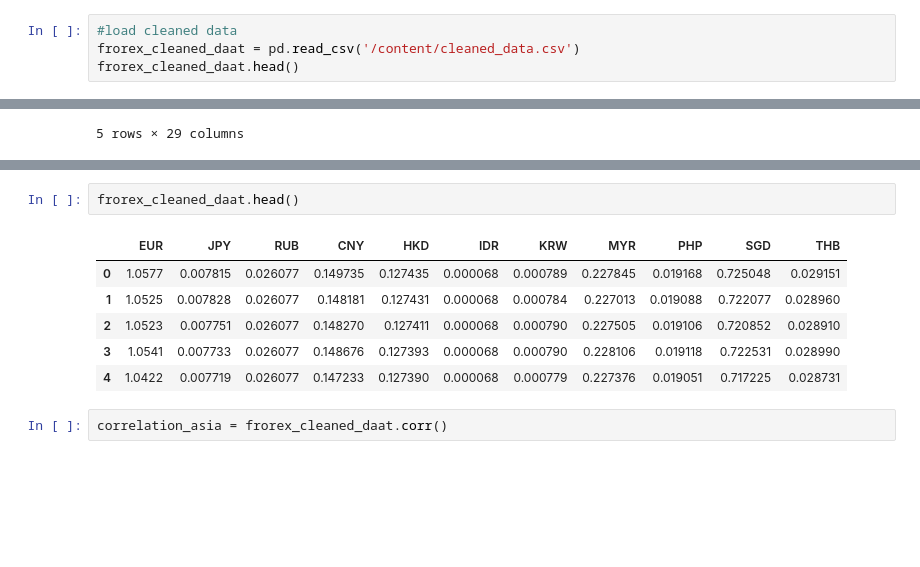
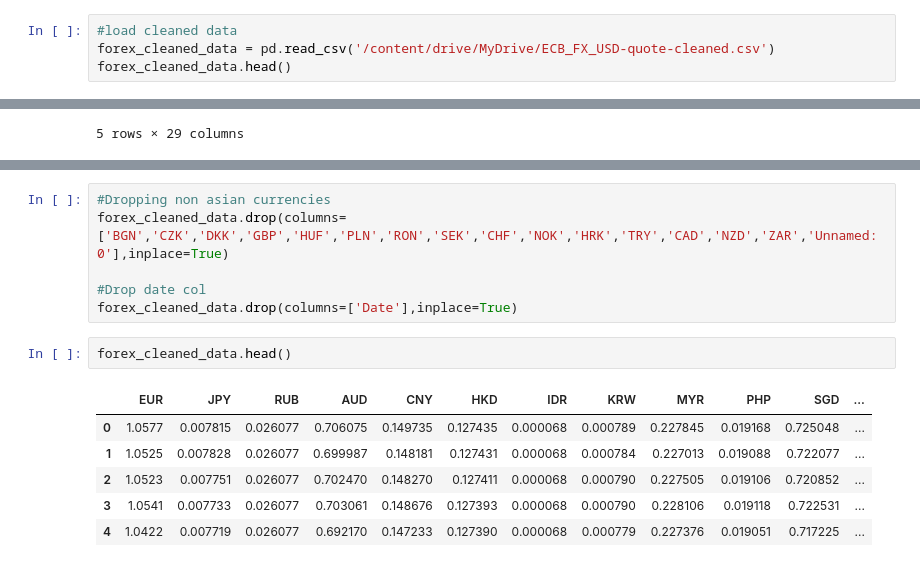
Before and after one commit to TharinduBalasooriya/ML_Assignment2_IT19122656_IT18408584_IT19193632_IT19170008, a Jupyter notebook: EURO_FOREX_RATE_PREDICTION.ipynb, the cells around one changed output, grey strips where cells are left out. Saved outputs shown, nothing was run; the diff lists cells and outputs as text; blank space fills up the shorter version.

```diff
--- a/EURO_FOREX_RATE_PREDICTION.ipynb
+++ b/EURO_FOREX_RATE_PREDICTION.ipynb
@@ -253,7 +256,7 @@ forex_data['BGN'] = forex_data['BGN'].fillna(forex_data['BGN'].mean())
 # %%
 #load cleaned data
-frorex_cleaned_daat = pd.read_csv('/content/cleaned_data.csv')
-frorex_cleaned_daat.head()
+forex_cleaned_data = pd.read_csv('/content/drive/MyDrive/ECB_FX_USD-quote-cleaned.csv')
+forex_cleaned_data.head()
 # %% [output]
 |  | Unnamed: 0 | Date | EUR | JPY | BGN | CZK | DKK | GBP | HUF | PLN | ... | ... |
 | 0 | 1 | 2022-05-20 | 1.0577 | 0.007815 | 0.540802 | 0.042874 | 0.142118 | 1.246994 | 0.002762 | 0.228125 | ... | ... |
@@ -303,11 +268,15 @@ frorex_cleaned_daat.drop(columns=['Date'],inplace=True)
+# %%
+#Dropping non asian currencies
+forex_cleaned_data.drop(columns=['BGN','CZK','DKK','GBP','HUF','PLN','RON','SEK','CHF','NOK','HRK','TRY','CAD','NZD','ZAR','Unnamed: 0'],inplace=True)
+
+#Drop date col
+forex_cleaned_data.drop(columns=['Date'],inplace=True)
 # %%
-frorex_cleaned_daat.head()
+forex_cleaned_data.head()
 # %% [output]
-|  | EUR | JPY | RUB | CNY | HKD | IDR | KRW | MYR | PHP | SGD | THB |
-| 0 | 1.0577 | 0.007815 | 0.026077 | 0.149735 | 0.127435 | 0.000068 | 0.000789 | 0.227845 | 0.019168 | 0.725048 | 0.029151 |
-| 1 | 1.0525 | 0.007828 | 0.026077 | 0.148181 | 0.127431 | 0.000068 | 0.000784 | 0.227013 | 0.019088 | 0.722077 | 0.028960 |
-| 2 | 1.0523 | 0.007751 | 0.026077 | 0.148270 | 0.127411 | 0.000068 | 0.000790 | 0.227505 | 0.019106 | 0.720852 | 0.028910 |
-| 3 | 1.0541 | 0.007733 | 0.026077 | 0.148676 | 0.127393 | 0.000068 | 0.000790 | 0.228106 | 0.019118 | 0.722531 | 0.028990 |
-| 4 | 1.0422 | 0.007719 | 0.026077 | 0.147233 | 0.127390 | 0.000068 | 0.000779 | 0.227376 | 0.019051 | 0.717225 | 0.028731 |
+|  | EUR | JPY | RUB | AUD | CNY | HKD | IDR | KRW | MYR | PHP | SGD | ... |
+| 0 | 1.0577 | 0.007815 | 0.026077 | 0.706075 | 0.149735 | 0.127435 | 0.000068 | 0.000789 | 0.227845 | 0.019168 | 0.725048 | ... |
+| 1 | 1.0525 | 0.007828 | 0.026077 | 0.699987 | 0.148181 | 0.127431 | 0.000068 | 0.000784 | 0.227013 | 0.019088 | 0.722077 | ... |
+| 2 | 1.0523 | 0.007751 | 0.026077 | 0.702470 | 0.148270 | 0.127411 | 0.000068 | 0.000790 | 0.227505 | 0.019106 | 0.720852 | ... |
+| 3 | 1.0541 | 0.007733 | 0.026077 | 0.703061 | 0.148676 | 0.127393 | 0.000068 | 0.000790 | 0.228106 | 0.019118 | 0.722531 | ... |
+| 4 | 1.0422 | 0.007719 | 0.026077 | 0.692170 | 0.147233 | 0.127390 | 0.000068 | 0.000779 | 0.227376 | 0.019051 | 0.717225 | ... |
-# %%
-correlation_asia = frorex_cleaned_daat.corr()
```
Also changed, not shown: parts of 18 cells of this notebook.
